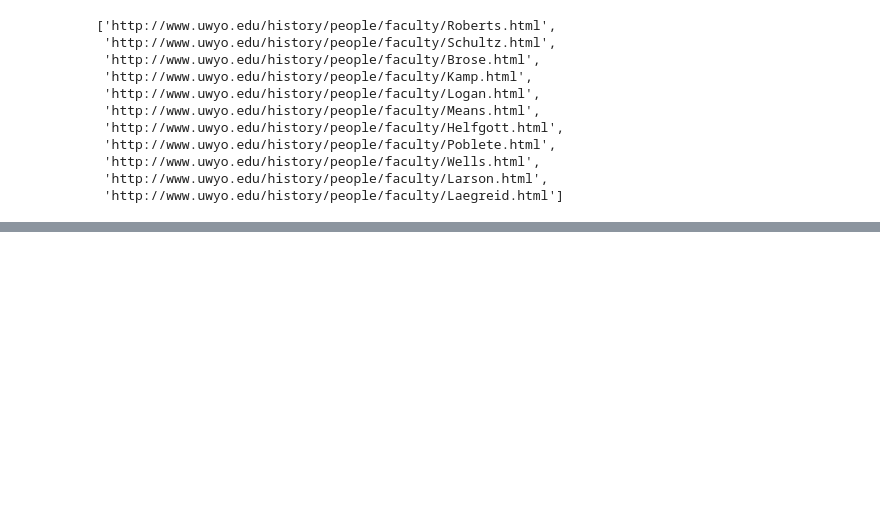
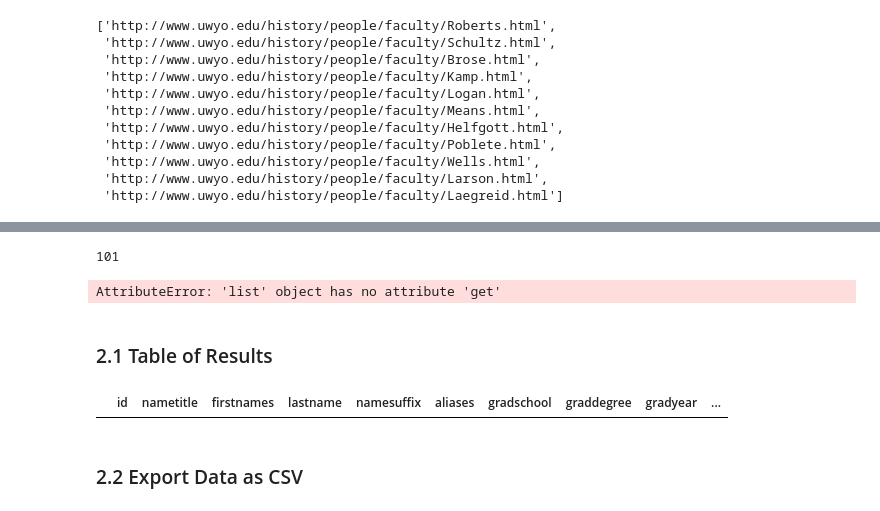
Before and after one commit to UW-INFX575/jill_schulze, a Jupyter notebook: schulze_prof.py.ipynb, the cells around one changed output, grey strips where cells are left out. Cells and saved outputs as stored; diff of their text form; code cells hidden in the pictures; blank space fills up the shorter version.

Commit message:
PS1
Utah Law School & UWYO professor info

```diff
--- a/schulze_prof.py.ipynb
+++ b/schulze_prof.py.ipynb
@@ -216,0 +207,38 @@ law_htmls
+# %%
+len(address_tags)
+# %% [output]
+101
+# %%
+# Look through stored <address> tags by looking for degree info.
+
+degrees = []
+for item in address_tags:
+    temp_degrees = []
+    if item.get('Ph.D.') != None:
+        temp_degrees.append(item.get('Ph.D.'))
+print temp_degrees
+#     elif 'M.S.' in item.get_text():
+#         temp_degrees.append(item.get_text())
+#     elif 'M.A.' in item.get_text():
+#         temp_degrees.append(item.get_text())
+#        degrees.append(temp_degrees)
+#    degrees.append(temp_degrees)
+
+#degrees = degrees[0].strip().split('\r\n')
+#degrees
+# %% [output]
+AttributeError: 'list' object has no attribute 'get'
+# %% [markdown]
+### 2.1 Table of Results
+# %%
+# Load data into table format for readability
+# Use 'firstnames', 'lastname', 'graddegree', 'gradyear', 'facultyschool', and 'facultydept'
+
+df = pd.DataFrame(columns= ['id', 'nametitle', 'firstnames', 'lastname', 'namesuffix', 'aliases', 'gradschool', 'graddegree', 'gradyear', 'facultyschool', 'facultytitle', 'facultydept', 'facultyyear'])
+index = ['id', 'nametitle', 'firstnames', 'lastname', 'namesuffix', 'aliases', 'gradschool', 'graddegree', 'gradyear', 'facultyschool', 'facultytitle', 'facultydept', 'facultyyear']
+
+df.head(5)
+# %% [output]
+|  | id | nametitle | firstnames | lastname | namesuffix | aliases | gradschool | graddegree | gradyear | ... |
+# %% [markdown]
+### 2.2 Export Data as CSV
```
Also changed, not shown: parts of 25 cells of this notebook, 1 other file.
